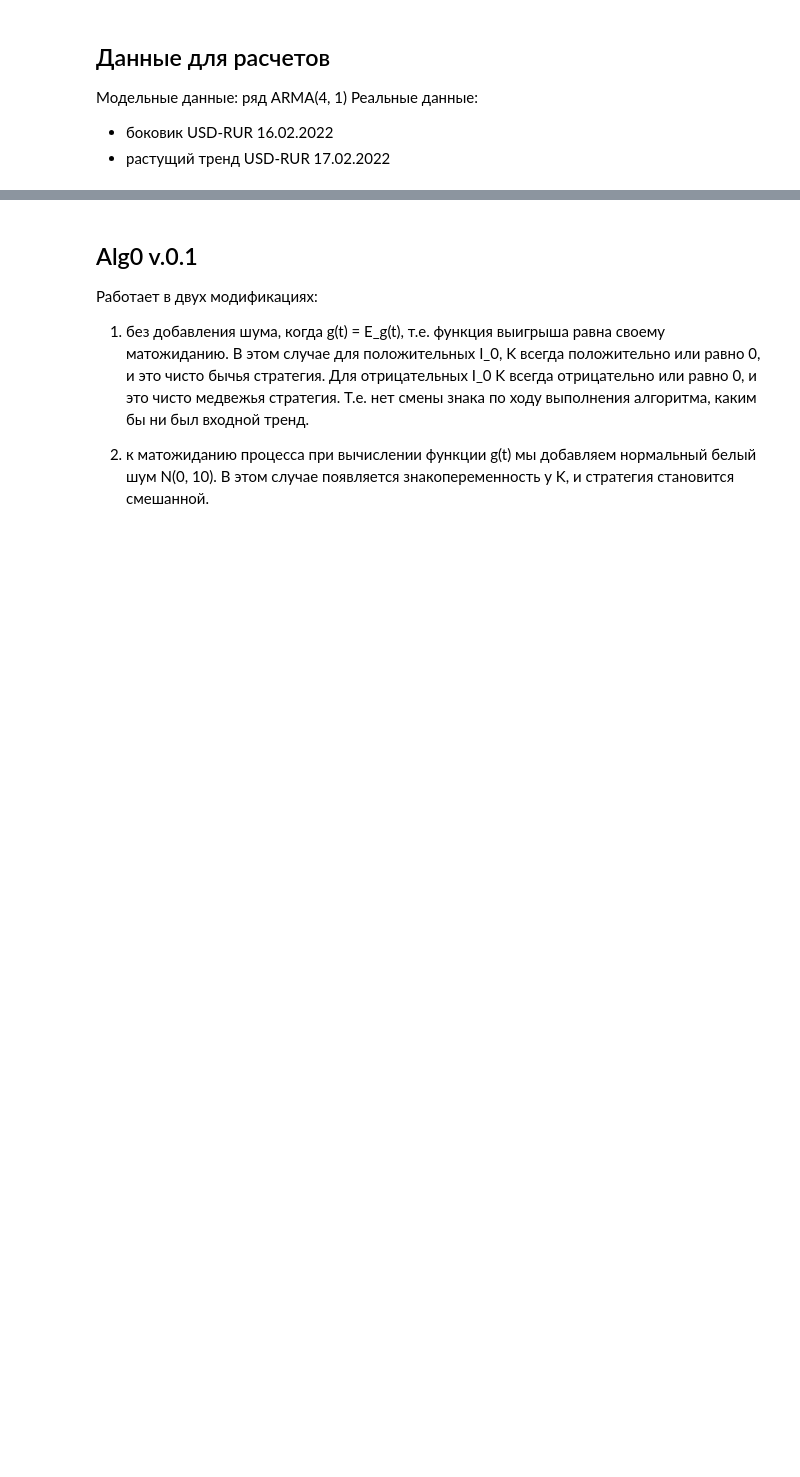
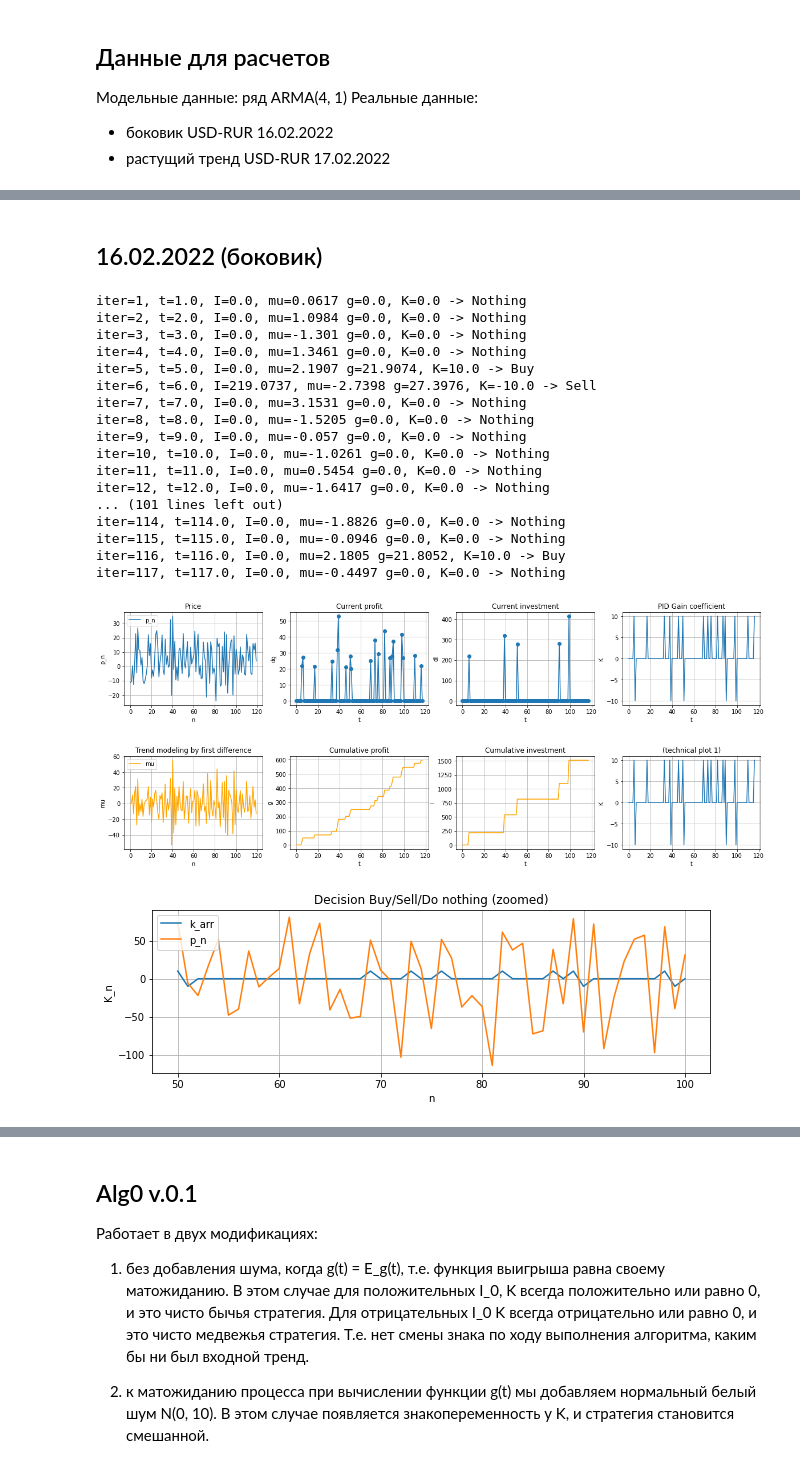
Before and after one commit to vadimvshepelev/test-alg, a Jupyter notebook: simple-pid.ipynb, the cells around one changed output, grey strips where cells are left out. Cells and saved outputs as stored; diff of their text form; code cells hidden in the pictures; blank space fills up the shorter version.

```diff
--- a/simple-pid.ipynb
+++ b/simple-pid.ipynb
@@ -374,0 +375,37 @@ plt.show()
+# %% [markdown]
+## 16.02.2022 (боковик)
+# %%
+import alg
+from math import fabs
+import importlib
+
+importlib.reload(alg)
+
+# alg.calc_alg0(p_arr_stable, mu_arr_stable, 1.)
+# alg.calc_alg2(p_arr_stable, mu_arr_stable, 1.)
+
+p_arr_test = np.loadtxt('p_arma-4-1.txt')
+mu_arr_test = np.loadtxt('mu_arma-4-1.txt')
+# p_arr_test, mu_arr_test
+alg.calc_alg0(p_arr_test, mu_arr_test, 1)
+# %% [output]
+iter=1, t=1.0, I=0.0, mu=0.0617 g=0.0, K=0.0 -> Nothing
+iter=2, t=2.0, I=0.0, mu=1.0984 g=0.0, K=0.0 -> Nothing
+iter=3, t=3.0, I=0.0, mu=-1.301 g=0.0, K=0.0 -> Nothing
+iter=4, t=4.0, I=0.0, mu=1.3461 g=0.0, K=0.0 -> Nothing
+iter=5, t=5.0, I=0.0, mu=2.1907 g=21.9074, K=10.0 -> Buy
+iter=6, t=6.0, I=219.0737, mu=-2.7398 g=27.3976, K=-10.0 -> Sell
+iter=7, t=7.0, I=0.0, mu=3.1531 g=0.0, K=0.0 -> Nothing
+iter=8, t=8.0, I=0.0, mu=-1.5205 g=0.0, K=0.0 -> Nothing
+iter=9, t=9.0, I=0.0, mu=-0.057 g=0.0, K=0.0 -> Nothing
+iter=10, t=10.0, I=0.0, mu=-1.0261 g=0.0, K=0.0 -> Nothing
+iter=11, t=11.0, I=0.0, mu=0.5454 g=0.0, K=0.0 -> Nothing
+iter=12, t=12.0, I=0.0, mu=-1.6417 g=0.0, K=0.0 -> Nothing
+... (101 lines left out)
+iter=114, t=114.0, I=0.0, mu=-1.8826 g=0.0, K=0.0 -> Nothing
+iter=115, t=115.0, I=0.0, mu=-0.0946 g=0.0, K=0.0 -> Nothing
+iter=116, t=116.0, I=0.0, mu=2.1805 g=21.8052, K=10.0 -> Buy
+iter=117, t=117.0, I=0.0, mu=-0.4497 g=0.0, K=0.0 -> Nothing
+[figure, added]
+[figure, added]
+[figure, added]
```
Also changed, not shown: parts of 10 cells of this notebook, 2 other files.
